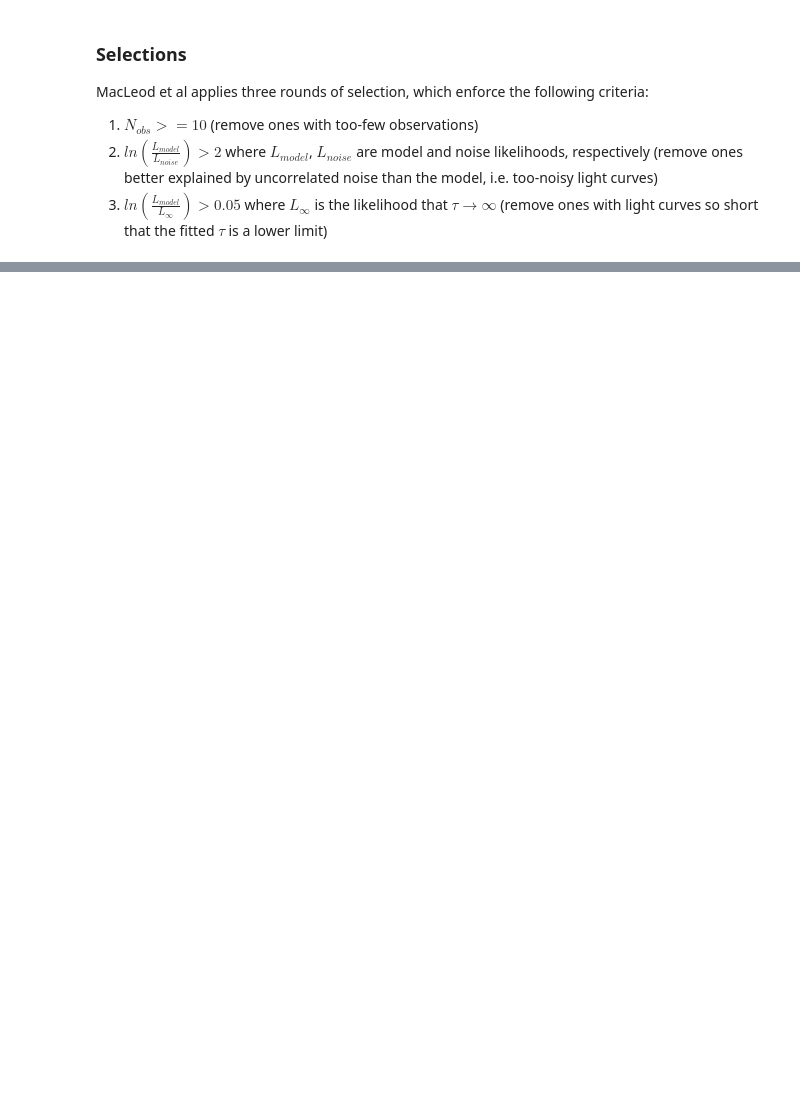
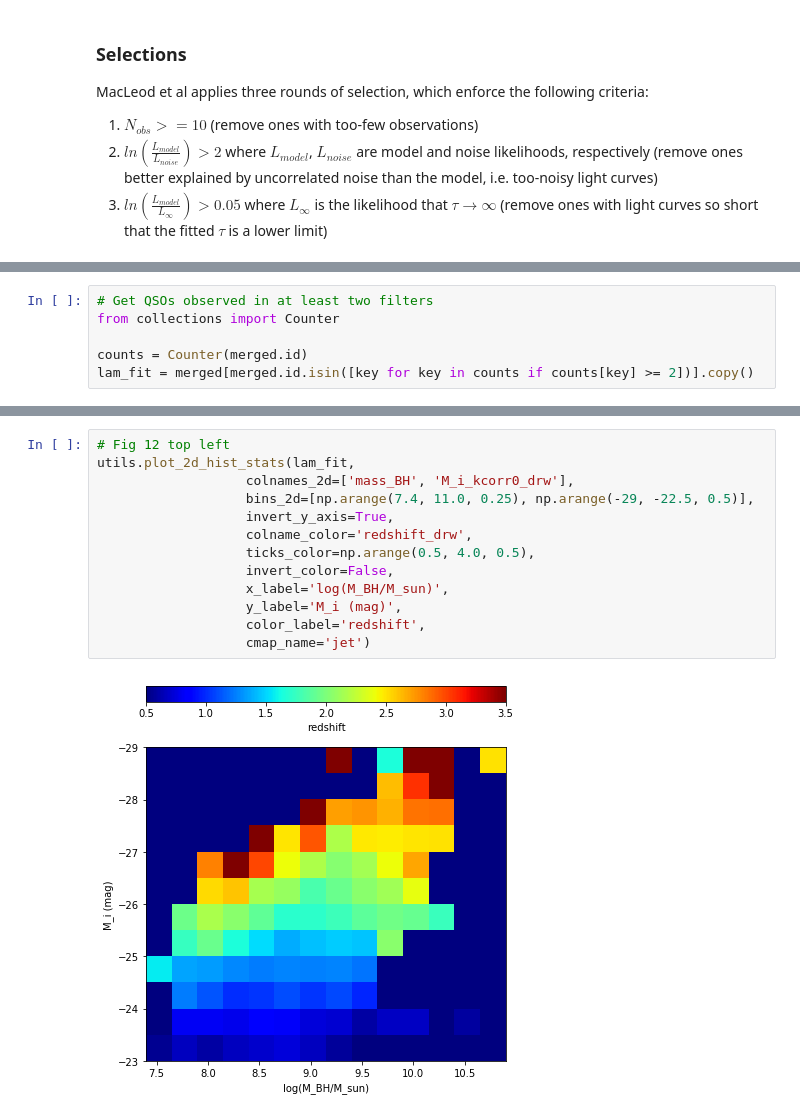
Before and after one commit to jiwoncpark/damped-random-walk, a Jupyter notebook: Reproduce_S82_DRW.ipynb, the cells around one changed output, grey strips where cells are left out. Saved outputs shown, nothing was run; the diff lists cells and outputs as text; blank space fills up the shorter version.

```diff
--- a/Reproduce_S82_DRW.ipynb
+++ b/Reproduce_S82_DRW.ipynb
@@ -546,0 +196,6 @@ def reduce_size(big_df, keep_cols):
+# %%
+# Get QSOs observed in at least two filters
+from collections import Counter
+
+counts = Counter(merged.id)
+lam_fit = merged[merged.id.isin([key for key in counts if counts[key] >= 2])].copy()
@@ -546,0 +208,15 @@ def reduce_size(big_df, keep_cols):
+# %%
+# Fig 12 top left
+utils.plot_2d_hist_stats(lam_fit,
+                   colnames_2d=['mass_BH', 'M_i_kcorr0_drw'],
+                   bins_2d=[np.arange(7.4, 11.0, 0.25), np.arange(-29, -22.5, 0.5)],
+                   invert_y_axis=True,
+                   colname_color='redshift_drw',
+                   ticks_color=np.arange(0.5, 4.0, 0.5),
+                   invert_color=False,
+                   x_label='log(M_BH/M_sun)',
+                   y_label='M_i (mag)',
+                   color_label='redshift',
+                   cmap_name='jet')
+# %% [output]
+[figure, added]
```
Also changed, not shown: parts of 87 cells of this notebook.
